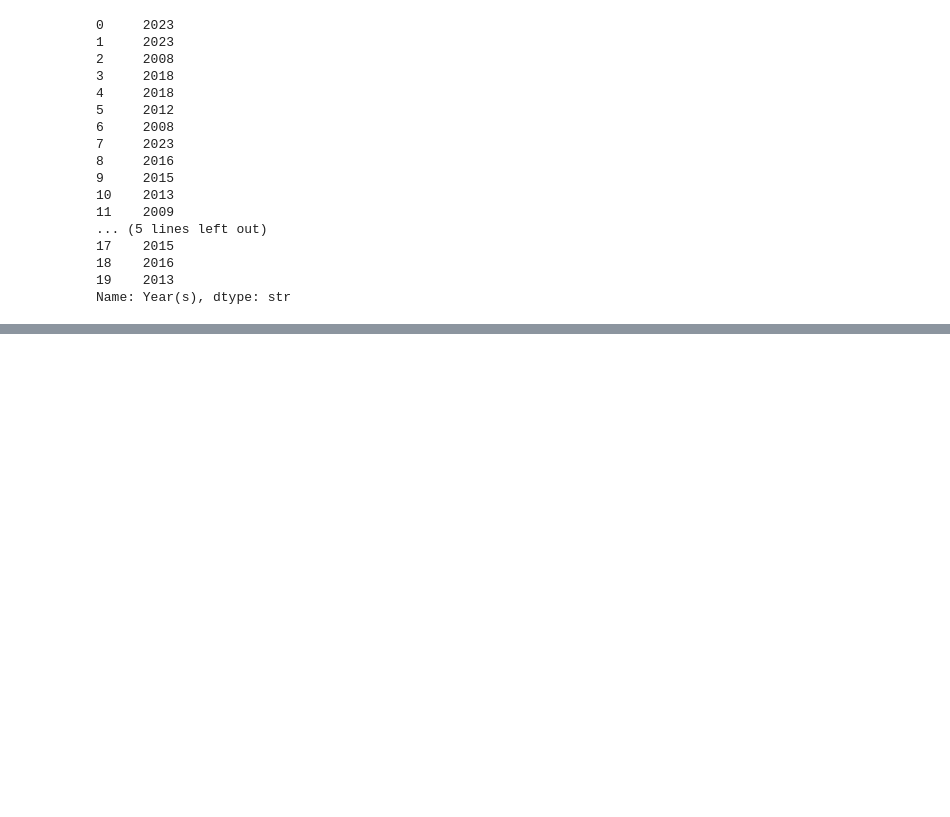
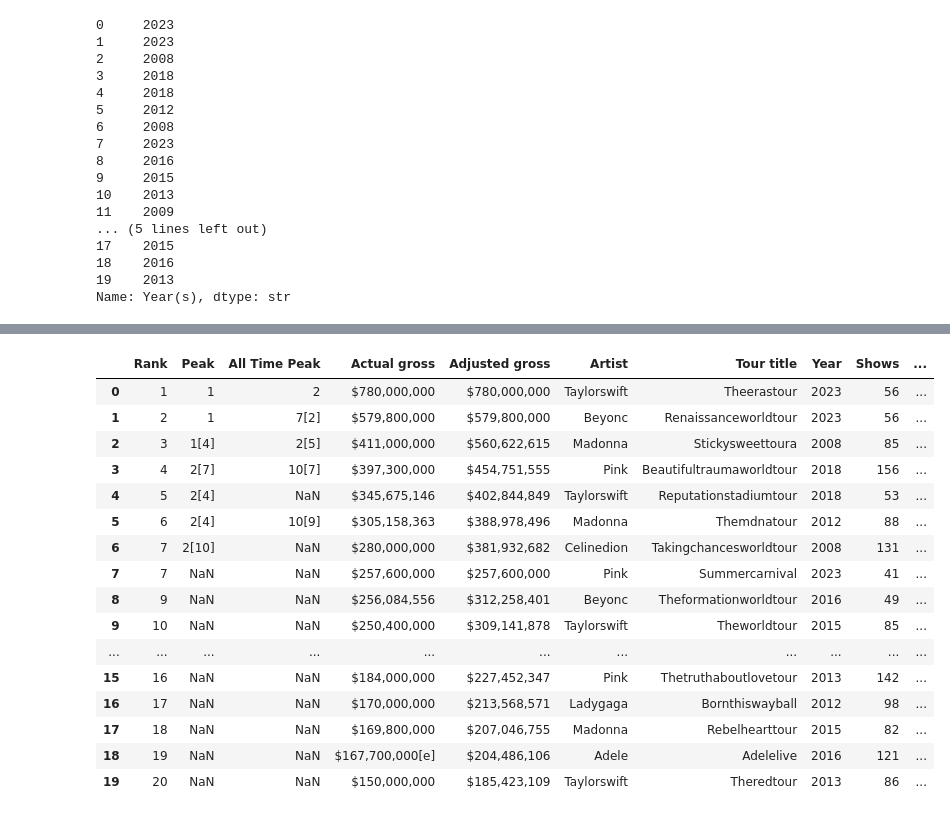
Before and after one commit to marshaale/learn-pandas, a Jupyter notebook: dirty-dataset/notebook.ipynb, the cells around one changed output, grey strips where cells are left out. Cells and saved outputs as stored; diff of their text form; code cells hidden in the pictures; blank space fills up the shorter version.

```diff
--- a/dirty-dataset/notebook.ipynb
+++ b/dirty-dataset/notebook.ipynb
@@ -73,0 +88,21 @@ Name: Year(s), dtype: str
+# %%
+df = df.rename(columns={'Year(s)':'Year','Actual\xa0gross':'Actual gross','Adjusted\xa0gross (in 2022 dollars)':'Adjusted gross'})
+df
+# %% [output]
+|  | Rank | Peak | All Time Peak | Actual gross | Adjusted gross | Artist | Tour title | Year | Shows | ... |
+| 0 | 1 | 1 | 2 | $780,000,000 | $780,000,000 | Taylorswift | Theerastour | 2023 | 56 | ... |
+| 1 | 2 | 1 | 7[2] | $579,800,000 | $579,800,000 | Beyonc | Renaissanceworldtour | 2023 | 56 | ... |
+| 2 | 3 | 1[4] | 2[5] | $411,000,000 | $560,622,615 | Madonna | Stickysweettoura | 2008 | 85 | ... |
+| 3 | 4 | 2[7] | 10[7] | $397,300,000 | $454,751,555 | Pink | Beautifultraumaworldtour | 2018 | 156 | ... |
+| 4 | 5 | 2[4] | NaN | $345,675,146 | $402,844,849 | Taylorswift | Reputationstadiumtour | 2018 | 53 | ... |
+| 5 | 6 | 2[4] | 10[9] | $305,158,363 | $388,978,496 | Madonna | Themdnatour | 2012 | 88 | ... |
+| 6 | 7 | 2[10] | NaN | $280,000,000 | $381,932,682 | Celinedion | Takingchancesworldtour | 2008 | 131 | ... |
+| 7 | 7 | NaN | NaN | $257,600,000 | $257,600,000 | Pink | Summercarnival | 2023 | 41 | ... |
+| 8 | 9 | NaN | NaN | $256,084,556 | $312,258,401 | Beyonc | Theformationworldtour | 2016 | 49 | ... |
+| 9 | 10 | NaN | NaN | $250,400,000 | $309,141,878 | Taylorswift | Theworldtour | 2015 | 85 | ... |
+| ... | ... | ... | ... | ... | ... | ... | ... | ... | ... | ... |
+| 15 | 16 | NaN | NaN | $184,000,000 | $227,452,347 | Pink | Thetruthaboutlovetour | 2013 | 142 | ... |
+| 16 | 17 | NaN | NaN | $170,000,000 | $213,568,571 | Ladygaga | Bornthiswayball | 2012 | 98 | ... |
+| 17 | 18 | NaN | NaN | $169,800,000 | $207,046,755 | Madonna | Rebelhearttour | 2015 | 82 | ... |
+| 18 | 19 | NaN | NaN | $167,700,000[e] | $204,486,106 | Adele | Adelelive | 2016 | 121 | ... |
+| 19 | 20 | NaN | NaN | $150,000,000 | $185,423,109 | Taylorswift | Theredtour | 2013 | 86 | ... |
```
Also changed, not shown: parts of 6 cells of this notebook.
